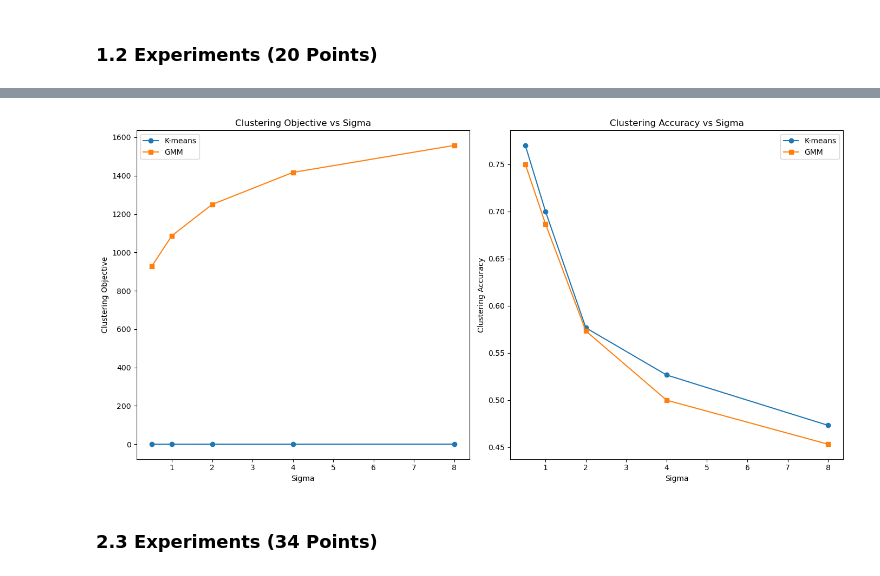
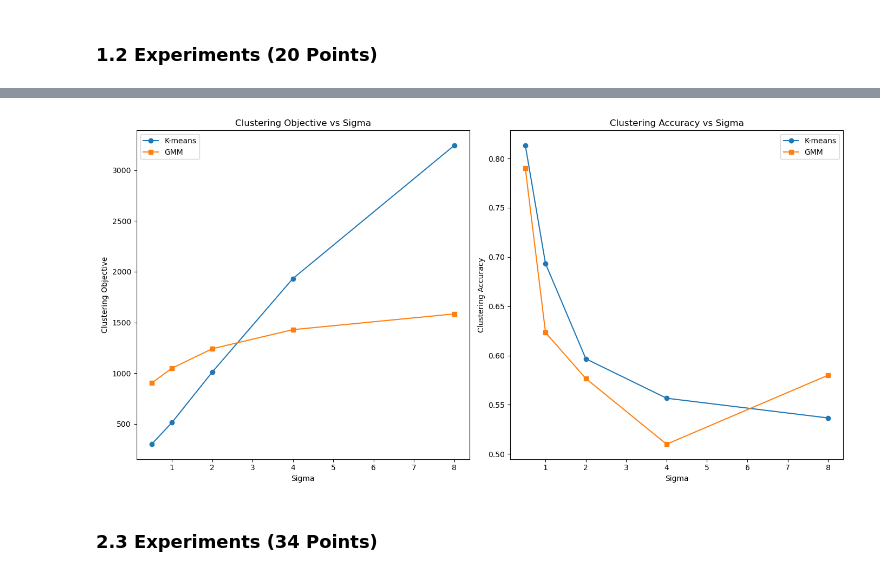
Before and after one commit to placenciohid/ECE760-Homework, a Jupyter notebook: Homework 5/HW5 - Code - Dario Placencio.ipynb, the cells around one changed output, grey strips where cells are left out. Saved outputs shown, nothing was run; the diff lists cells and outputs as text; code cells hidden in the pictures.

```diff
--- a/Homework 5/HW5 - Code - Dario Placencio.ipynb
+++ b/Homework 5/HW5 - Code - Dario Placencio.ipynb
@@ -5,17 +113,11 @@
 # %%
-import os
+# Set random seed for reproducibility
+np.random.seed(42)
 
-# Set OMP_NUM_THREADS to 2 to avoid the memory leak warning
-os.environ['OMP_NUM_THREADS'] = '2'
+# Define sigma values and points per distribution
+sigma_values = [0.5, 1, 2, 4, 8]
 
-import numpy as np
-from sklearn.cluster import KMeans
-from sklearn.mixture import GaussianMixture
-from sklearn.metrics import pairwise_distances_argmin_min
-from scipy.optimize import linear_sum_assignment as linear_assignment
-import matplotlib.pyplot as plt
-
-# Define the mean and covariance of each Gaussian distribution again
+# Define the mean and covariance of each Gaussian distribution for data generation
 means = [np.array([-1, -1]), np.array([1, -1]), np.array([0, 1])]
 covariances = [np.array([[2, 0.5], [0.5, 1]]), np.array([[1, -0.5], [-0.5, 2]]), np.array([[1, 0], [0, 2]])]
 
@@ -24,28 +126,15 @@ def generate_data(sigma, n_points=100):
     data = []
     labels = []
     for i, (mean, cov) in enumerate(zip(means, covariances)):
-        scaled_cov = sigma * cov
-        points = np.random.multivariate_normal(mean, scaled_cov, n_points)
-        data.append(points)
-        labels += [i] * n_points
+        try:
+            scaled_cov = sigma * cov
+            points = np.random.multivariate_normal(mean, scaled_cov, n_points)
+            data.append(points)
+            labels += [i] * n_points
+        except np.linalg.LinAlgError as e:
+            print(f"Failed to generate data for sigma={sigma} due to {e}")
+            return None, None
     return np.vstack(data), np.array(labels)
-
-# Function to compute clustering objective
-def clustering_objective(centers, data):
-    _, min_distances = pairwise_distances_argmin_min(centers, data)
-    return np.sum(min_distances ** 2)
-
-# Function to compute clustering accuracy
-def clustering_accuracy(true_labels, predicted_labels):
-    confusion_matrix = np.zeros((3, 3))
-    for i in range(len(true_labels)):
-        confusion_matrix[true_labels[i], predicted_labels[i]] += 1
-    row_ind, col_ind = linear_assignment(-confusion_matrix)
-    accuracy = confusion_matrix[row_ind, col_ind].sum() / confusion_matrix.sum()
-    return accuracy
-
-# Define sigma values and points per distribution
-sigma_values = [0.5, 1, 2, 4, 8]
 
 # To store the results
 kmeans_objectives = []
@@ -53,28 +142,26 @@ kmeans_accuracies = []
 gmm_objectives = []
 gmm_accuracies = []
 
-# Perform clustering with K-means and GMM for each sigma value and print the objectives
+# Perform clustering with KMeans and GMM for each sigma value
 print("Clustering objectives and accuracies for various sigma values:")
 for sigma in sigma_values:
     X, true_labels = generate_data(sigma)
 
-    # K-means clustering
-    kmeans = KMeans(n_clusters=3, n_init=10).fit(X)
-    kmeans_centers = kmeans.cluster_centers_
-    kmeans_objective = clustering_objective(kmeans_centers, X)
+    # KMeans clustering with multiple restarts
+    kmeans_labels, kmeans_centers = kmeans(X, 3, n_restarts=10)
+    kmeans_objective = clustering_objective(kmeans_centers, X, kmeans_labels)
+    kmeans_accuracy = clustering_accuracy(true_labels, kmeans_labels)  # Calculate accuracy
+    kmeans_accuracies.append(kmeans_accuracy)  # Append the calculated accuracy
+
+    # GMM clustering with multiple restarts
+    gmm_labels, gmm_means, gmm_covariances, gmm_pi = gmm(X, 3, n_restarts=10)
+    gmm_objective = -np.sum(np.log(np.sum([pi * multivariate_normal(mean=mean, cov=cov).pdf(X) for mean, cov, pi in zip(gmm_means, gmm_covariances, gmm_pi)], axis=0)))
+    gmm_accuracy = clustering_accuracy(true_labels, gmm_labels)  # Calculate accuracy
+    gmm_accuracies.append(gmm_accuracy)  # Append the calculated accuracy
+
+    # Store the objectives
     kmeans_objectives.append(kmeans_objective)
-    kmeans_predicted_labels = kmeans.labels_
-    kmeans_accuracy = clustering_accuracy(true_labels, kmeans_predicted_labels)
-    kmeans_accuracies.append(kmeans_accuracy)
-
-    # GMM clustering
-    gmm = GaussianMixture(n_components=3, n_init=10).fit(X)
-    gmm_centers = gmm.means_
-    gmm_predictions = gmm.predict(X)
-    gmm_objective = -gmm.score(X) * len(X)
     gmm_objectives.append(gmm_objective)
-    gmm_accuracy = clustering_accuracy(true_labels, gmm_predictions)
-    gmm_accuracies.append(gmm_accuracy)
 
     # Print the objectives and accuracies for each sigma
     print(f"Sigma: {sigma}, K-means Objective: {kmeans_objective}, K-means Accuracy: {kmeans_accuracy}")
@@ -99,6 +186,5 @@ plt.title('Clustering Accuracy vs Sigma')
 plt.legend()
 
 plt.tight_layout()
-plt.show()
 # %% [output]
 Clustering objectives and accuracies for various sigma values:
@@ -115,4 +201,4 @@ Sigma: 8, GMM Objective: 1557.810528316572, GMM Accuracy: 0.4533333333333333
-[figure, old version]
+[figure, new version]
 # %% [markdown]
 ### 2.3 Experiments (34 Points)
 # %%
```
Also changed, not shown: parts of 10 cells of this notebook, 8 other files.
